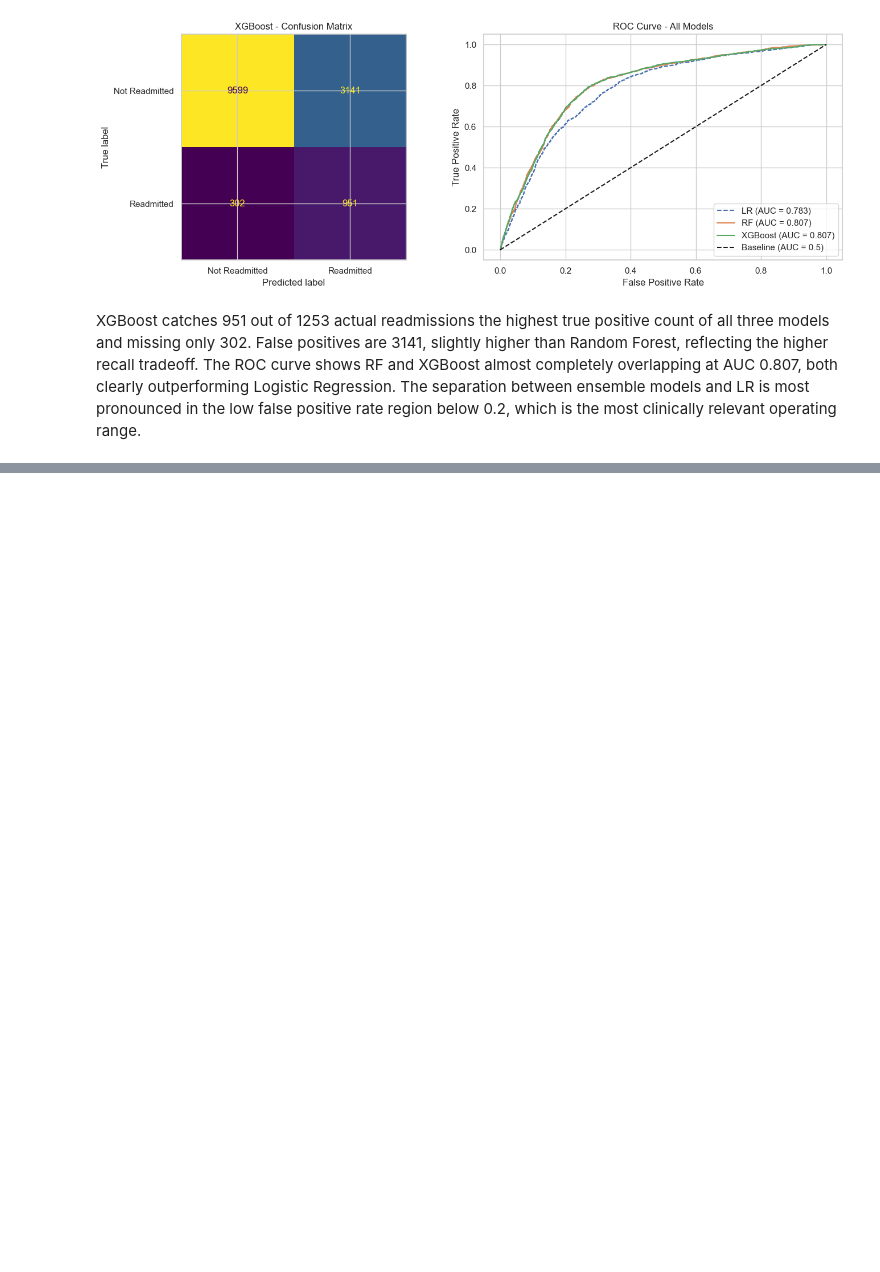
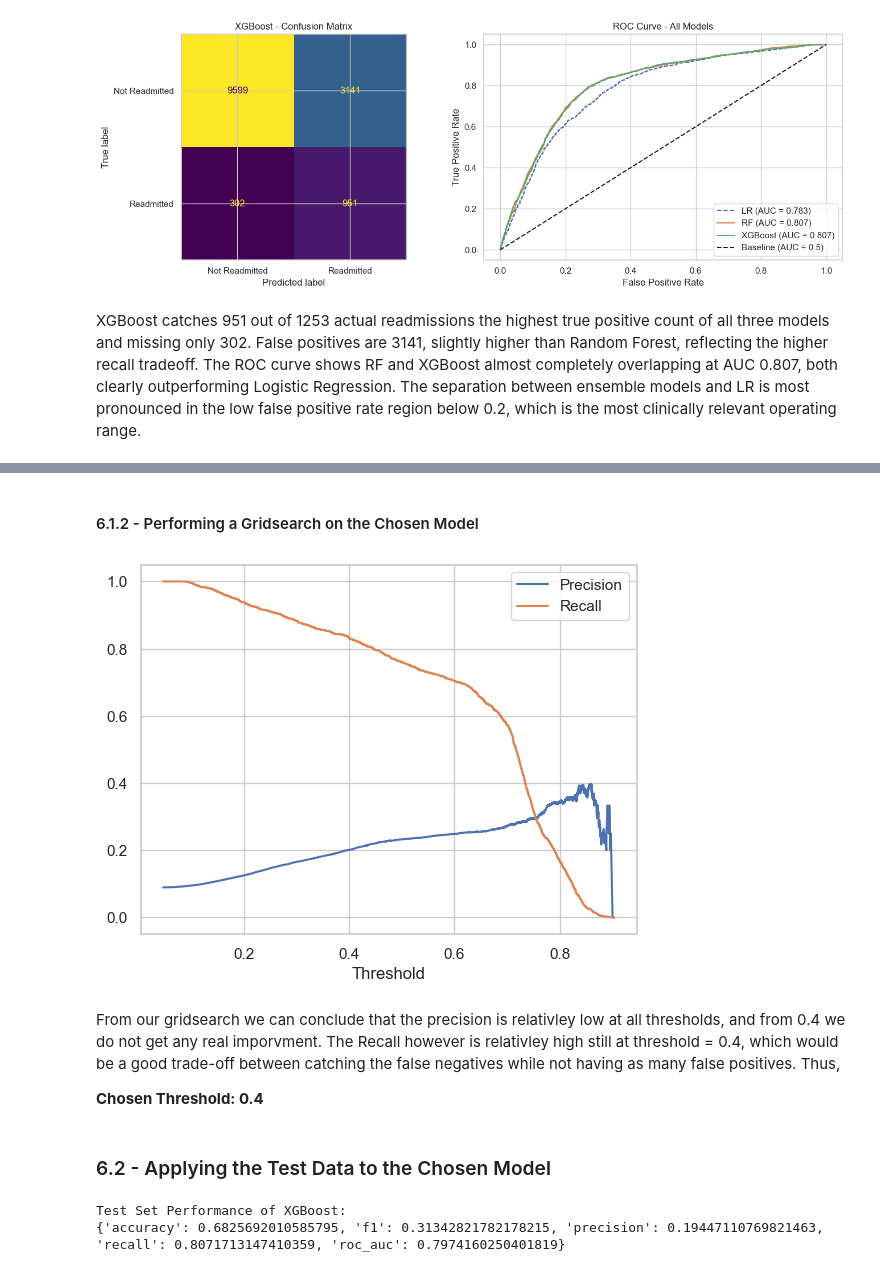
Before and after one commit to eliasLM-dev/Diabetes-readmission-ml-pipeline, a Jupyter notebook: notebooks/03_model_training_and_evaluation.ipynb, the cells around one changed output, grey strips where cells are left out. Drawn from its saved outputs; the diff is of its cells as text; code cells hidden in the pictures; blank space fills up the shorter version.

Commit message:
Added evaluation section, comparison model selection and final test

```diff
--- a/notebooks/03_model_training_and_evaluation.ipynb
+++ b/notebooks/03_model_training_and_evaluation.ipynb
@@ -371,0 +402,33 @@ relevant operating range.
+# %% [markdown]
+#### 6.1.2 - Performing a Gridsearch on the Chosen Model
+# %%
+from sklearn.metrics import precision_recall_curve
+
+precisions, recalls, thresholds = precision_recall_curve(y_val, y_prob_xgb)
+
+# Plot to find a good tradeoff
+plt.plot(thresholds, precisions[:-1], label='Precision')
+plt.plot(thresholds, recalls[:-1], label='Recall')
+plt.xlabel('Threshold')
+plt.legend()
+plt.show()
+# %% [output]
+[figure, added]
+# %% [markdown]
+From our gridsearch we can conclude that the precision is relativley low at all thresholds, and from 0.4 we do not get any real imporvment. The Recall however is relativley high still at threshold = 0.4, which would be a good trade-off between catching the false negatives while not having as many false positives. Thus,
+
+**Chosen Threshold: 0.4**
+# %% [markdown]
+### 6.2 - Applying the Test Data to the Chosen Model
+# %%
+# Applying the best model (XGBoost) to the test set
+y_prob_test = xgb_model.predict_proba(X_test)[:, 1]
+y_pred_test = (y_prob_test >= 0.4).astype(int)  # applying chosen threshold
+
+# Evaluating the test set performance
+test_metrics = f.evaluate_model(y_test, y_pred_test, y_prob_test)
+print("Test Set Performance of XGBoost:")
+print(test_metrics)
+# %% [output]
+Test Set Performance of XGBoost:
+{'accuracy': 0.6825692010585795, 'f1': 0.31342821782178215, 'precision': 0.19447110769821463, 'recall': 0.8071713147410359, 'roc_auc': 0.7974160250401819}
```
Also changed, not shown: parts of 6 cells of this notebook.
